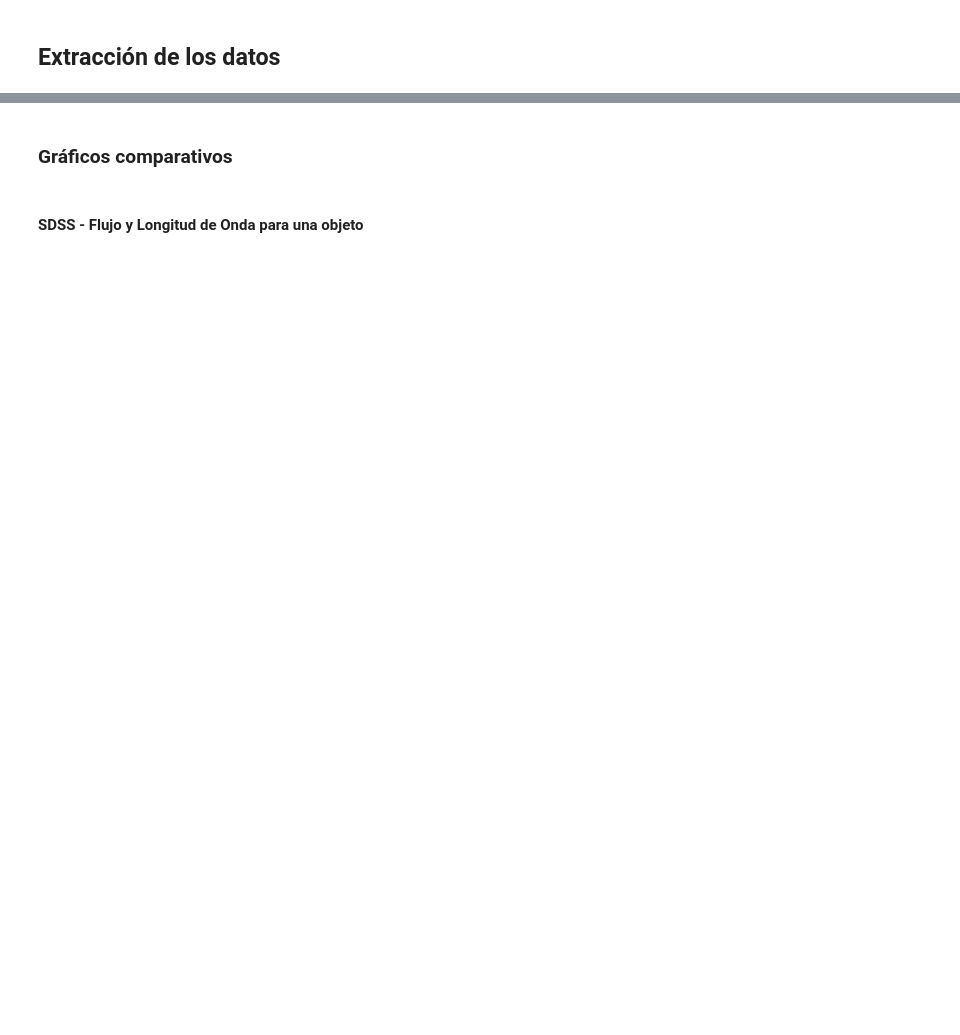
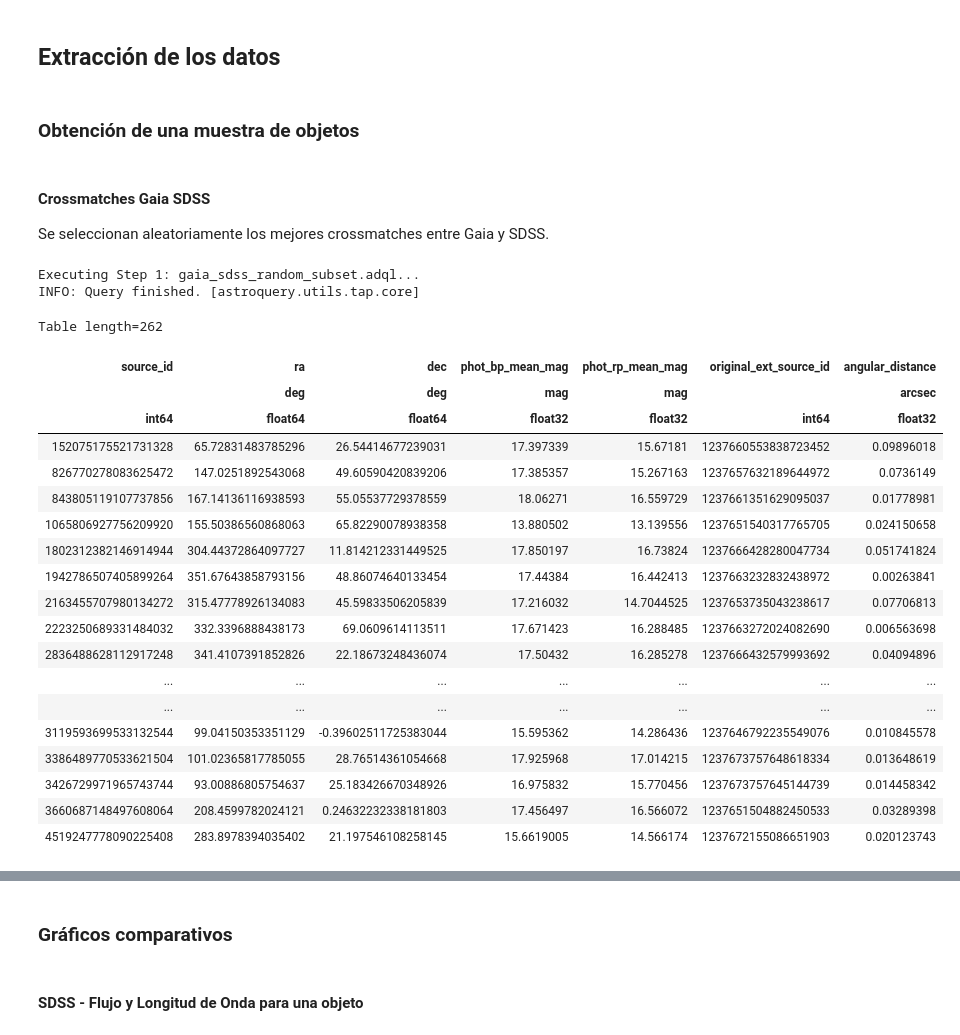
Before and after one commit to javier-cacho-master-ai/trabajo-fin-master, a Jupyter notebook: solution/main.ipynb, the cells around one changed output, grey strips where cells are left out. Saved outputs shown, nothing was run; the diff lists cells and outputs as text; code cells hidden in the pictures; blank space fills up the shorter version.

```diff
--- a/solution/main.ipynb
+++ b/solution/main.ipynb
@@ -7,2 +29,45 @@
 # %% [markdown]
  ## Extracción de los datos
+# %% [markdown]
+ ### Obtención de una muestra de objetos
+# %% [markdown]
+  #### Crossmatches Gaia SDSS
+
+  Se seleccionan aleatoriamente los mejores crossmatches entre Gaia y SDSS.
+# %%
+from pathlib import Path
+from astroquery.gaia import Gaia
+from astropy.table import Table
+
+gaia_query_path = Path("services", "queries", "gaia_sdss_random_subset.adql")
+gaia_query_template = gaia_query_path.read_text(encoding="utf-8")
+gaia_query = gaia_query_template.format(start_index=1000, end_index=20000)
+
+print(f"Executing Step 1: {gaia_query_path.name}...")
+gaia_query_job = Gaia.launch_job_async(gaia_query)
+gaia_job_results = gaia_query_job.get_results() or Table()
+
+display(gaia_job_results)
+# %% [output]
+Executing Step 1: gaia_sdss_random_subset.adql...
+INFO: Query finished. [astroquery.utils.tap.core]
+Table length=262
+| source_id | ra | dec | phot_bp_mean_mag | phot_rp_mean_mag | original_ext_source_id | angular_distance |
+|  | deg | deg | mag | mag |  | arcsec |
+| int64 | float64 | float64 | float32 | float32 | int64 | float32 |
+| 152075175521731328 | 65.72831483785296 | 26.54414677239031 | 17.397339 | 15.67181 | 1237660553838723452 | 0.09896018 |
+| 826770278083625472 | 147.0251892543068 | 49.60590420839206 | 17.385357 | 15.267163 | 1237657632189644972 | 0.0736149 |
+| 843805119107737856 | 167.14136116938593 | 55.05537729378559 | 18.06271 | 16.559729 | 1237661351629095037 | 0.01778981 |
+| 1065806927756209920 | 155.50386560868063 | 65.82290078938358 | 13.880502 | 13.139556 | 1237651540317765705 | 0.024150658 |
+| 1802312382146914944 | 304.44372864097727 | 11.814212331449525 | 17.850197 | 16.73824 | 1237666428280047734 | 0.051741824 |
+| 1942786507405899264 | 351.67643858793156 | 48.86074640133454 | 17.44384 | 16.442413 | 1237663232832438972 | 0.00263841 |
+| 2163455707980134272 | 315.47778926134083 | 45.59833506205839 | 17.216032 | 14.7044525 | 1237653735043238617 | 0.07706813 |
+| 2223250689331484032 | 332.3396888438173 | 69.0609614113511 | 17.671423 | 16.288485 | 1237663272024082690 | 0.006563698 |
+| 2836488628112917248 | 341.4107391852826 | 22.18673248436074 | 17.50432 | 16.285278 | 1237666432579993692 | 0.04094896 |
+| ... | ... | ... | ... | ... | ... | ... |
+| ... | ... | ... | ... | ... | ... | ... |
+| 3119593699533132544 | 99.04150353351129 | -0.39602511725383044 | 15.595362 | 14.286436 | 1237646792235549076 | 0.010845578 |
+| 3386489770533621504 | 101.02365817785055 | 28.76514361054668 | 17.925968 | 17.014215 | 1237673757648618334 | 0.013648619 |
+| 3426729971965743744 | 93.00886805754637 | 25.183426670348926 | 16.975832 | 15.770456 | 1237673757645144739 | 0.014458342 |
+| 3660687148497608064 | 208.4599782024121 | 0.24632232338181803 | 17.456497 | 16.566072 | 1237651504882450533 | 0.03289398 |
+| 4519247778090225408 | 283.8978394035402 | 21.197546108258145 | 15.6619005 | 14.566174 | 1237672155086651903 | 0.020123743 |
```
Also changed, not shown: parts of 28 cells of this notebook, 5 other files.
